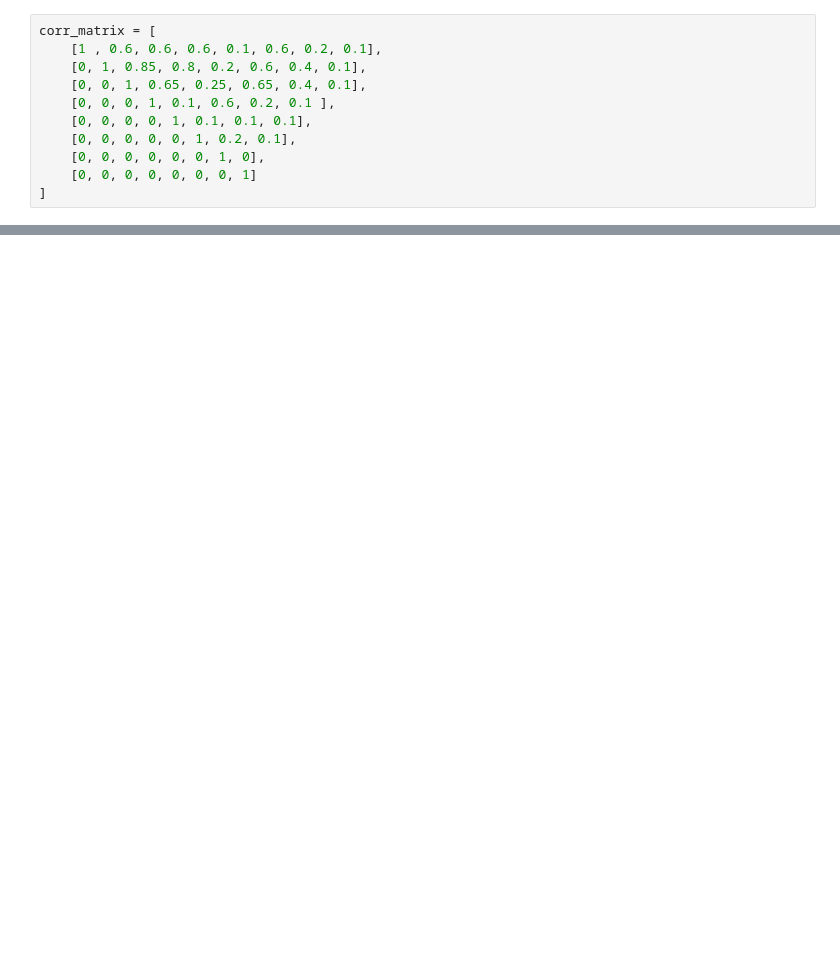
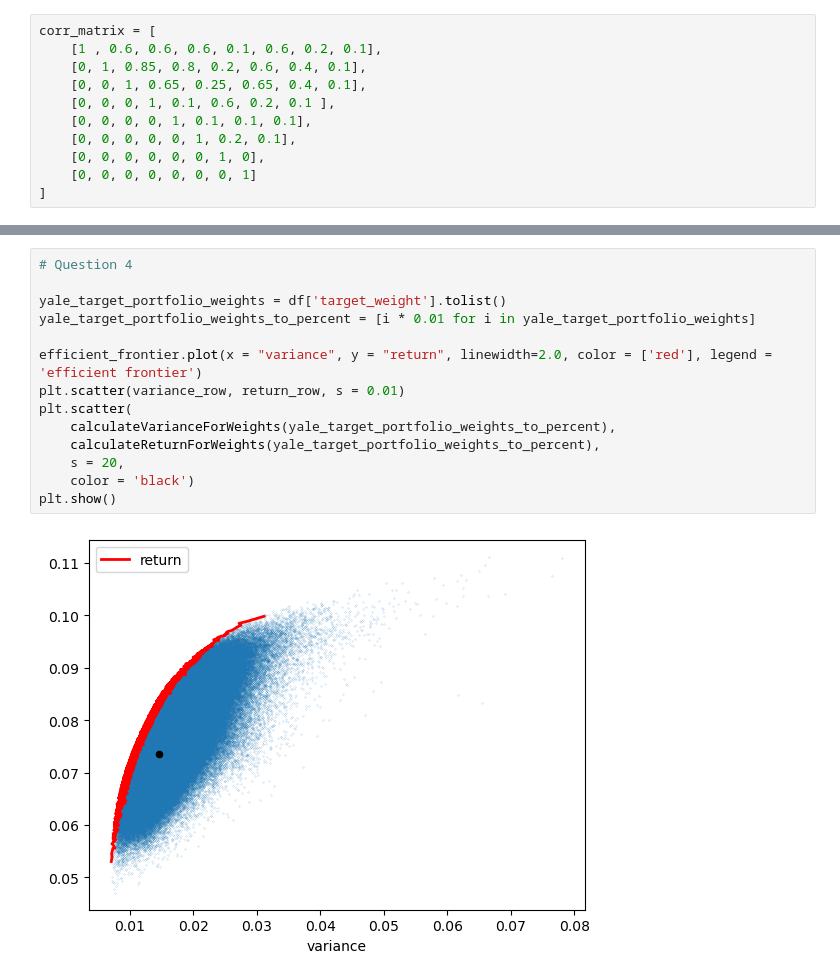
Before and after one commit to antonsharapov1/inv, a Jupyter notebook: Untitled-1.ipynb, the cells around one changed output, grey strips where cells are left out. Drawn from its saved outputs; the diff is of its cells as text; blank space fills up the shorter version.

```diff
--- a/Untitled-1.ipynb
+++ b/Untitled-1.ipynb
@@ -84,0 +118,16 @@ plt.show()
+# %%
+# Question 4
+
+yale_target_portfolio_weights = df['target_weight'].tolist()
+yale_target_portfolio_weights_to_percent = [i * 0.01 for i in yale_target_portfolio_weights]
+
+efficient_frontier.plot(x = "variance", y = "return", linewidth=2.0, color = ['red'], legend = 'efficient frontier')
+plt.scatter(variance_row, return_row, s = 0.01)
+plt.scatter(
+    calculateVarianceForWeights(yale_target_portfolio_weights_to_percent),
+    calculateReturnForWeights(yale_target_portfolio_weights_to_percent),
+    s = 20,
+    color = 'black')
+plt.show()
+# %% [output]
+[figure, added]
```
Also changed, not shown: parts of 4 cells of this notebook.
